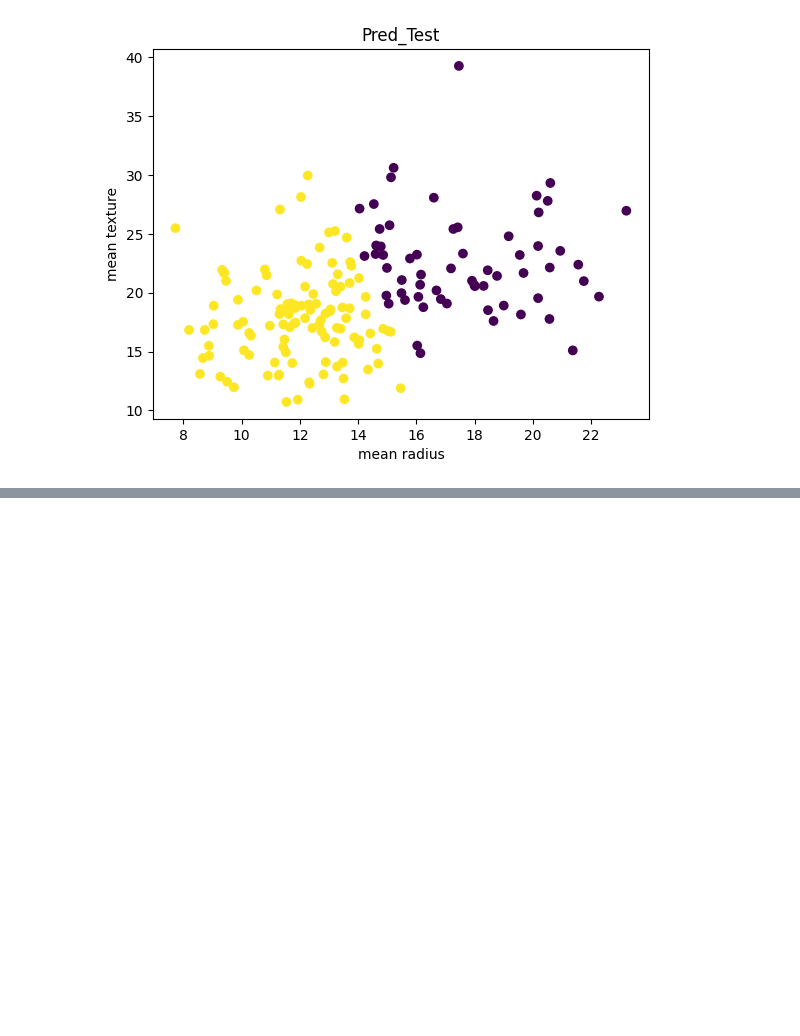
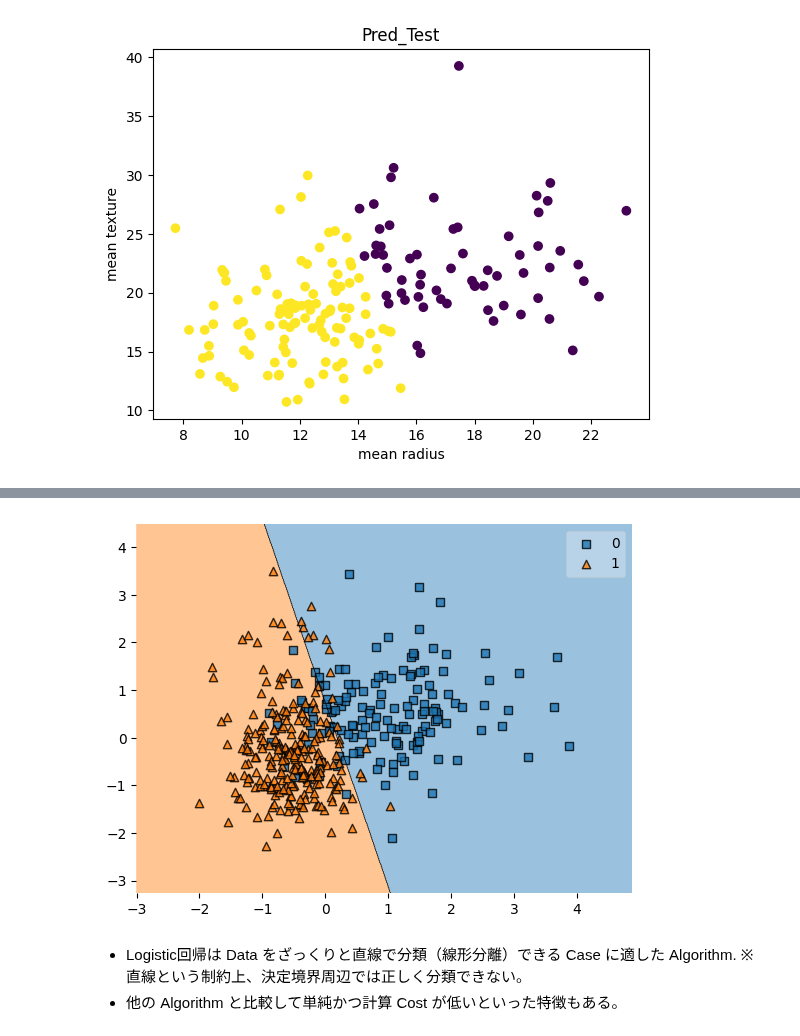
Before and after one commit to 1024xx4/ai_model_building_100, a Jupyter notebook: section07/section07.ipynb, the cells around one changed output, grey strips where cells are left out. Cells and saved outputs as stored; diff of their text form; code cells hidden in the pictures; blank space fills up the shorter version.

Commit message:
Analy: Logistic回帰 Model の決定境界を可視化する#13

```diff
--- a/section07/section07.ipynb
+++ b/section07/section07.ipynb
@@ -81,7 +81,7 @@ plt.show()
 # %%
 # 目的変数と説明変数の分割
 X = tg_df[['mean radius', 'mean texture']]
-y = tg_df[['y']]
+y = tg_df['y']
 
 display(X.head())
 display(y.head())
@@ -180,0 +185,13 @@ plt.show()
+# %%
+# 決定境界の可視化（Logistic回帰 Model）
+import numpy as np
+from mlxtend.plotting import plot_decision_regions
+
+plot_decision_regions(np.array(X_train_scaled), np.array(y_train), clf=log_reg)
+plt.show()
+# %% [output]
+[figure, added]
+# %% [markdown]
+- Logistic回帰は Data をざっくりと直線で分類（線形分離）できる Case に適した Algorithm.
+※直線という制約上、決定境界周辺では正しく分類できない。
+- 他の Algorithm と比較して単純かつ計算 Cost が低いといった特徴もある。
```
Also changed, not shown: parts of 2 cells of this notebook.
